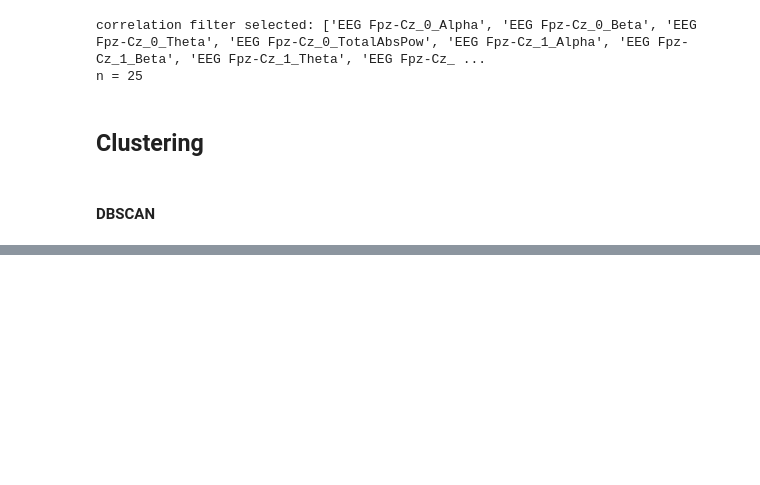
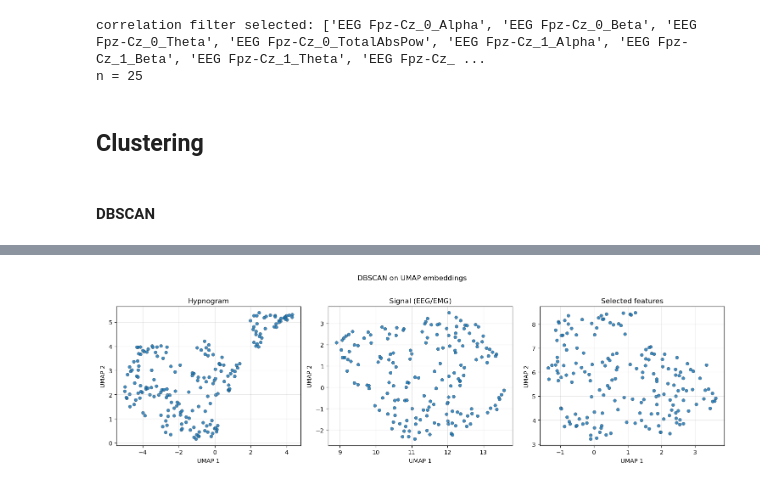
Before and after one commit to portmannh/sleep-phenotype-discovery, a Jupyter notebook: feature_correlations.ipynb, the cells around one changed output, grey strips where cells are left out. Saved outputs shown, nothing was run; the diff lists cells and outputs as text; code cells hidden in the pictures; blank space fills up the shorter version.

Commit message:
Adding DBSCAN
Including DBSCAN after dimensionality reduction. (Scaling>UMAP>DBSCAN)

```diff
--- a/feature_correlations.ipynb
+++ b/feature_correlations.ipynb
@@ -359,20 +359,20 @@ plt.show()
 # %%
 # Clustering
 
-hypno_clustered, labels, hypno_fit = run_dbscan_clustering(
+hypno_clustered, hypno_labels, hypno_fit = run_dbscan_clustering(
     hypno_umap,
     title="DBSCAN on hypnogram features",
     eps=1.5,
     minPts=5,
 )
 
-signal_clustered, labels, signal_fit = run_dbscan_clustering(
+signal_clustered, signal_labels, signal_fit = run_dbscan_clustering(
     signal_umap,
     title="DBSCAN on EEG features",
     eps=1.5,
     minPts=5,
 )
-selected_clustered, labels, selected_fit = run_dbscan_clustering(
+selected_clustered, selected_labels, selected_fit = run_dbscan_clustering(
     selected_umap,
     title="DBSCAN on selected features",
     eps=1.5,
@@ -382,0 +400,9 @@ TypeError: feature_matrix must be a pandas DataFrame
+# %%
+
+plot_dbscan_panels([
+    (hypno_fit, hypno_labels, "Hypnogram"),
+    (signal_fit, signal_labels, "Signal (EEG/EMG)"),
+    (selected_fit, selected_labels, "Selected features"),
+])
+# %% [output]
+[figure, added]
```
Also changed, not shown: parts of 3 cells of this notebook, 1 other file.
